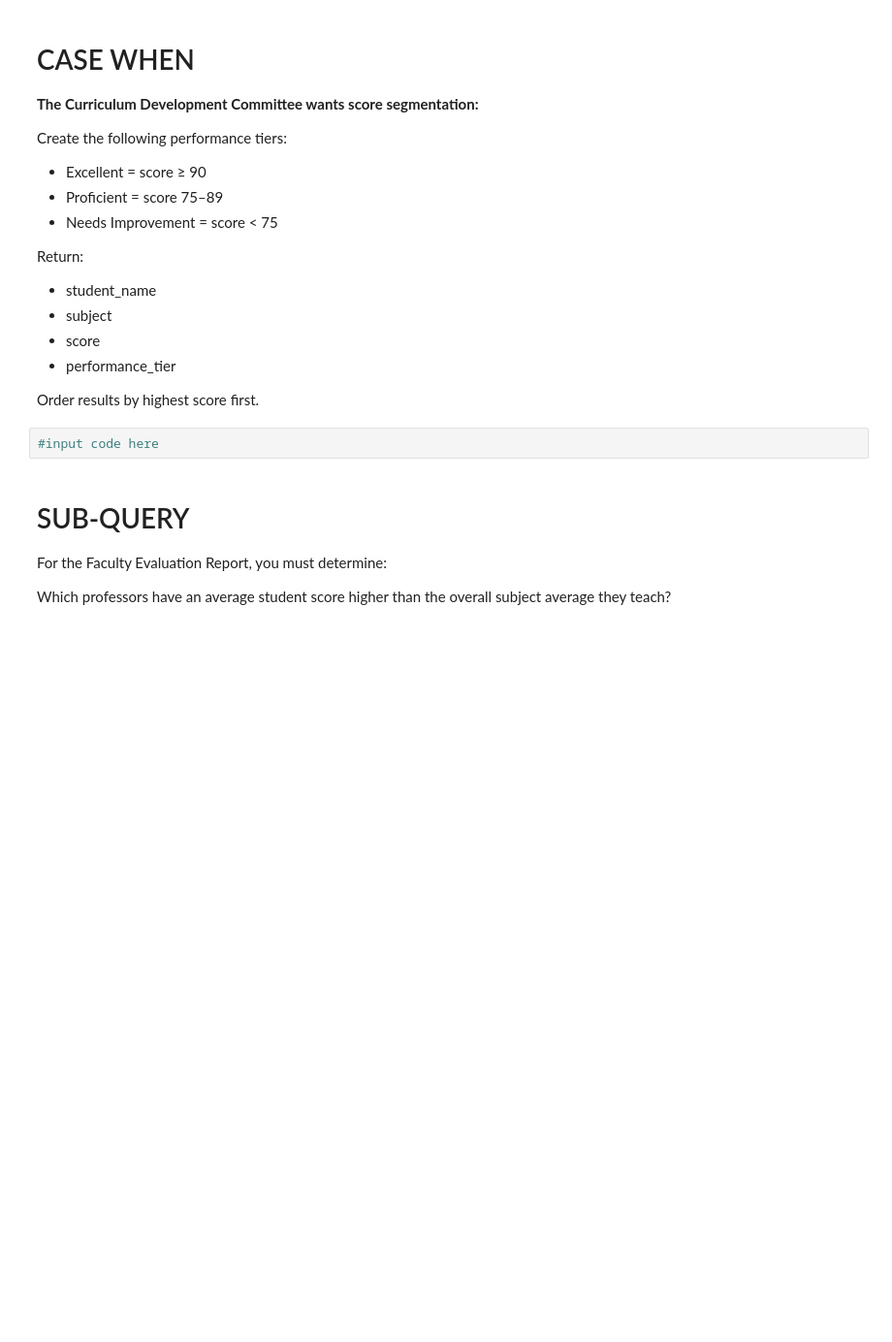
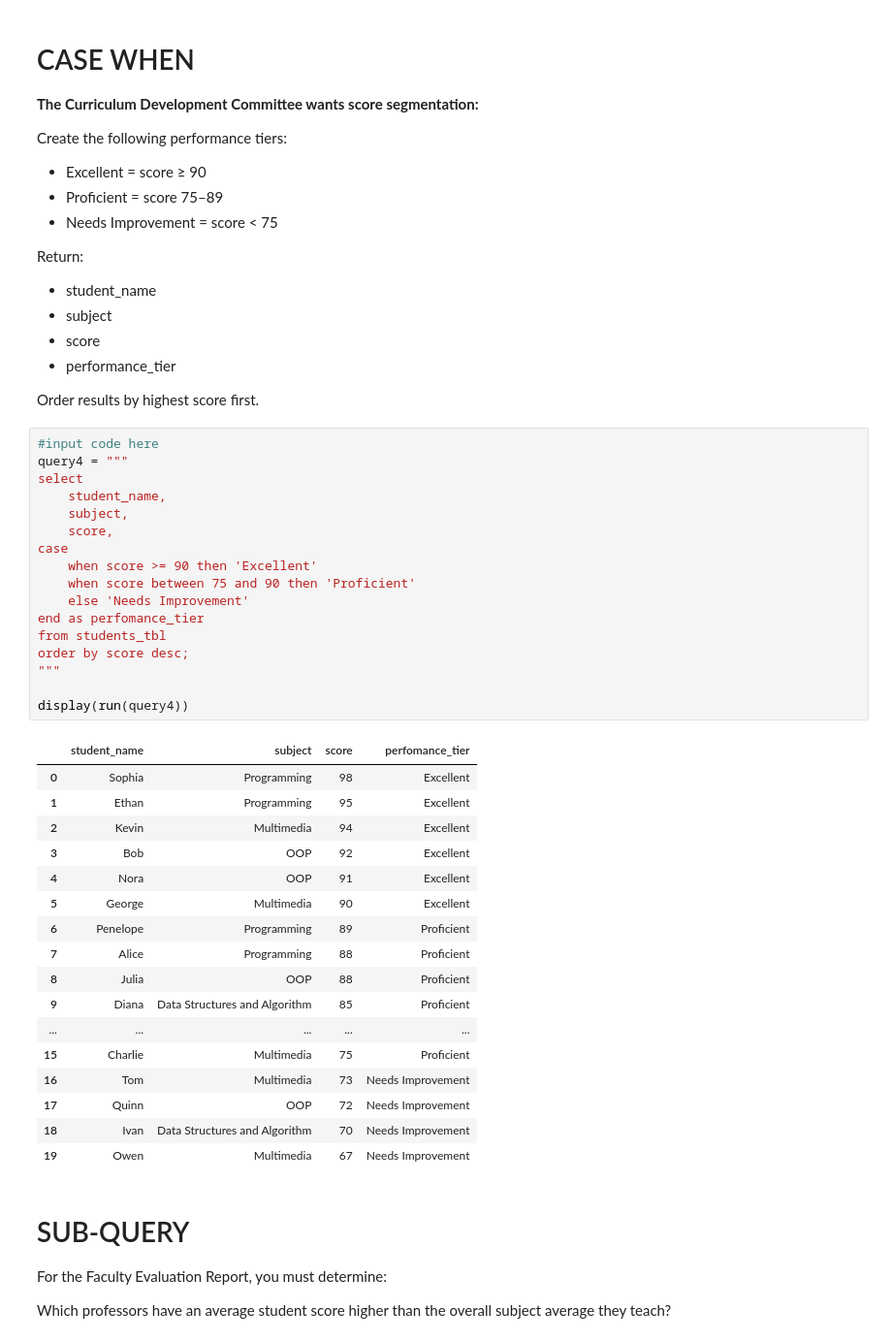
Before and after one commit to leiandrei/GDG-PUP-DATA-ML, a Jupyter notebook: Activity #2 - Python & SQL/Domaoal-SQL-Python.ipynb, the cells around one changed output. Shown at 97% size. Saved outputs shown, nothing was run; the diff lists cells and outputs as text; blank space fills up the shorter version.

```diff
--- a/Activity #2 - Python & SQL/Domaoal-SQL-Python.ipynb
+++ b/Activity #2 - Python & SQL/Domaoal-SQL-Python.ipynb
@@ -166,8 +228,41 @@ Return:
 *   performance_tier
 
 Order results by highest score first.
-# %%
-#input code here
+# %%
+#input code here
+query4 = """
+select
+    student_name,
+    subject,
+    score,
+case
+    when score >= 90 then 'Excellent'
+    when score between 75 and 90 then 'Proficient'
+    else 'Needs Improvement'
+end as perfomance_tier
+from students_tbl
+order by score desc;
+"""
+
+display(run(query4))
+# %% [output]
+|  | student_name | subject | score | perfomance_tier |
+| 0 | Sophia | Programming | 98 | Excellent |
+| 1 | Ethan | Programming | 95 | Excellent |
+| 2 | Kevin | Multimedia | 94 | Excellent |
+| 3 | Bob | OOP | 92 | Excellent |
+| 4 | Nora | OOP | 91 | Excellent |
+| 5 | George | Multimedia | 90 | Excellent |
+| 6 | Penelope | Programming | 89 | Proficient |
+| 7 | Alice | Programming | 88 | Proficient |
+| 8 | Julia | OOP | 88 | Proficient |
+| 9 | Diana | Data Structures and Algorithm | 85 | Proficient |
+| ... | ... | ... | ... | ... |
+| 15 | Charlie | Multimedia | 75 | Proficient |
+| 16 | Tom | Multimedia | 73 | Needs Improvement |
+| 17 | Quinn | OOP | 72 | Needs Improvement |
+| 18 | Ivan | Data Structures and Algorithm | 70 | Needs Improvement |
+| 19 | Owen | Multimedia | 67 | Needs Improvement |
 # %% [markdown]
 # SUB-QUERY
 For the Faculty Evaluation Report, you must determine:
```
Also changed, not shown: parts of 18 cells of this notebook.
